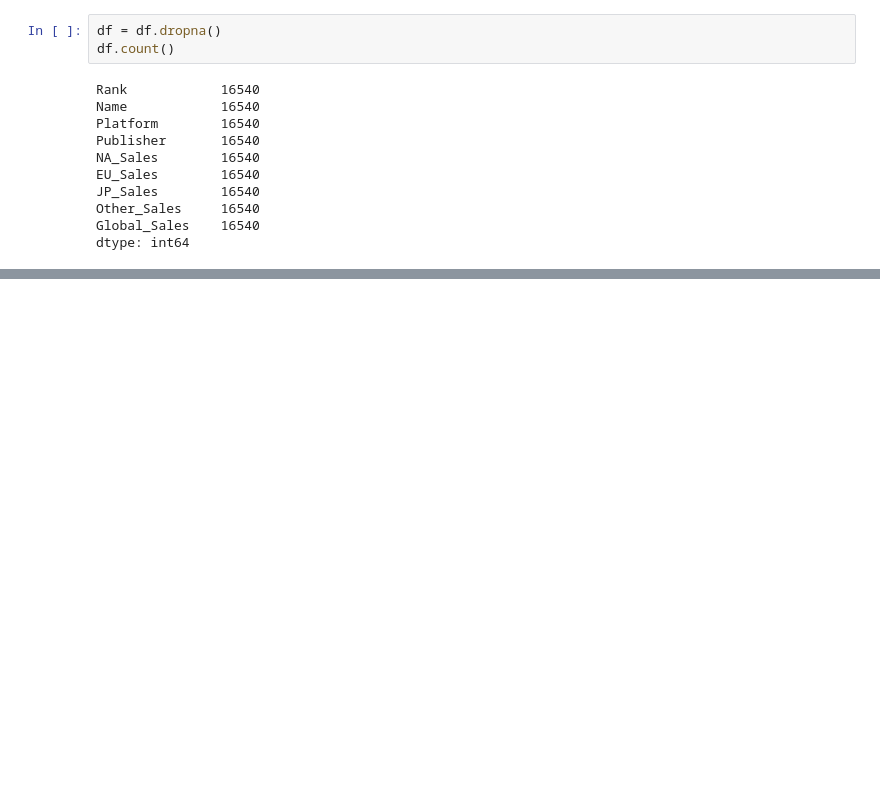
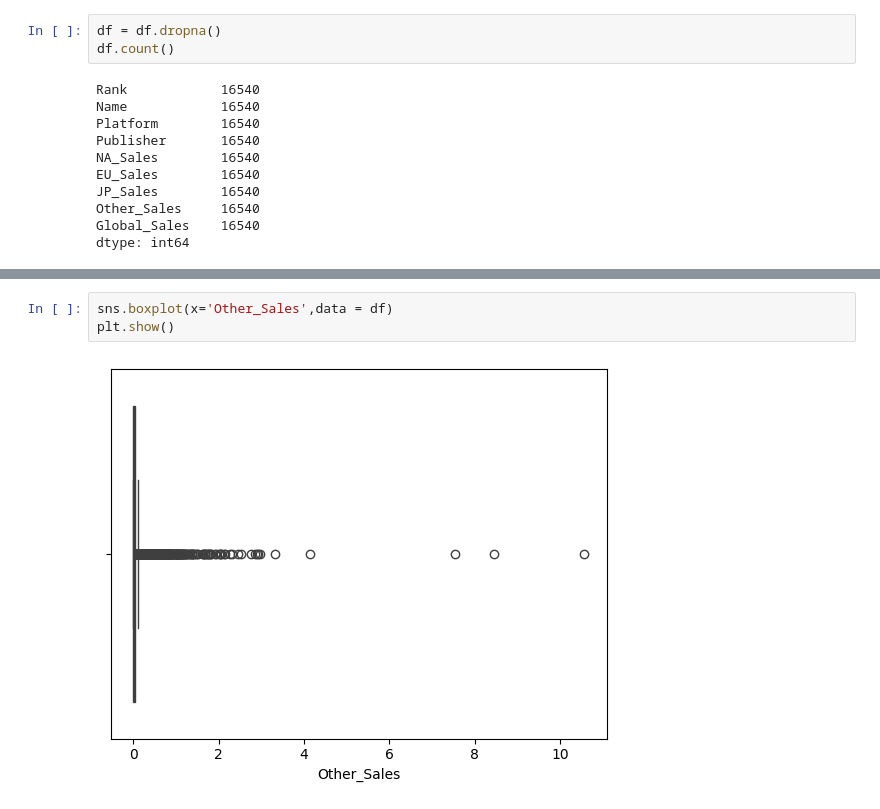
Before and after one commit to yharshityadav/ML-MODEL, a Jupyter notebook: Model.ipynb, the cells around one changed output, grey strips where cells are left out. Cells and saved outputs as stored; diff of their text form; blank space fills up the shorter version.

```diff
--- a/Model.ipynb
+++ b/Model.ipynb
@@ -123,0 +136,5 @@ dtype: int64
+# %%
+sns.boxplot(x='Other_Sales',data = df)
+plt.show()
+# %% [output]
+[figure, added]
```
Also changed, not shown: parts of 11 cells of this notebook.
